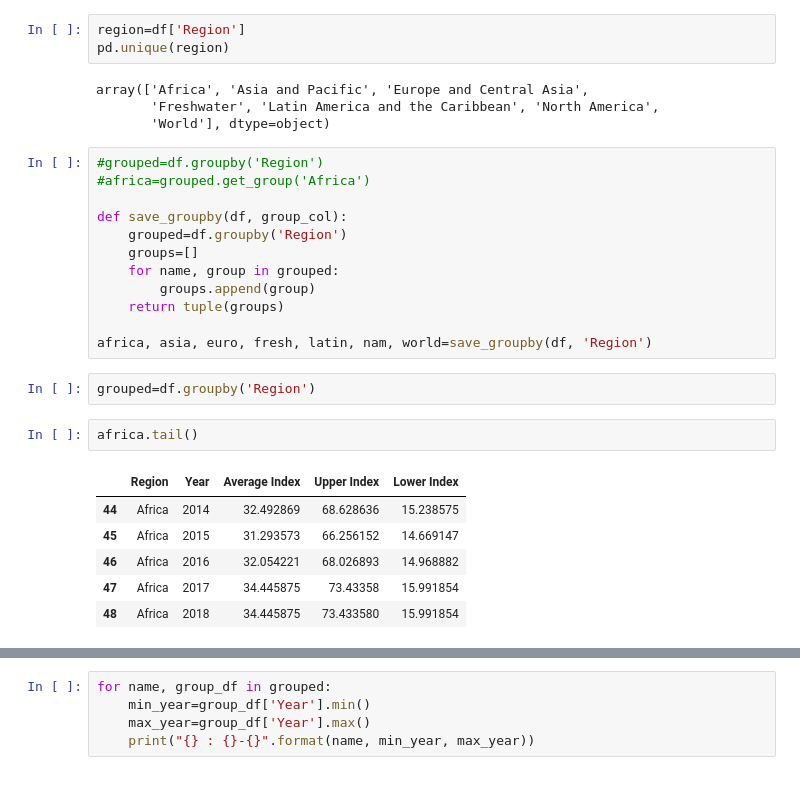
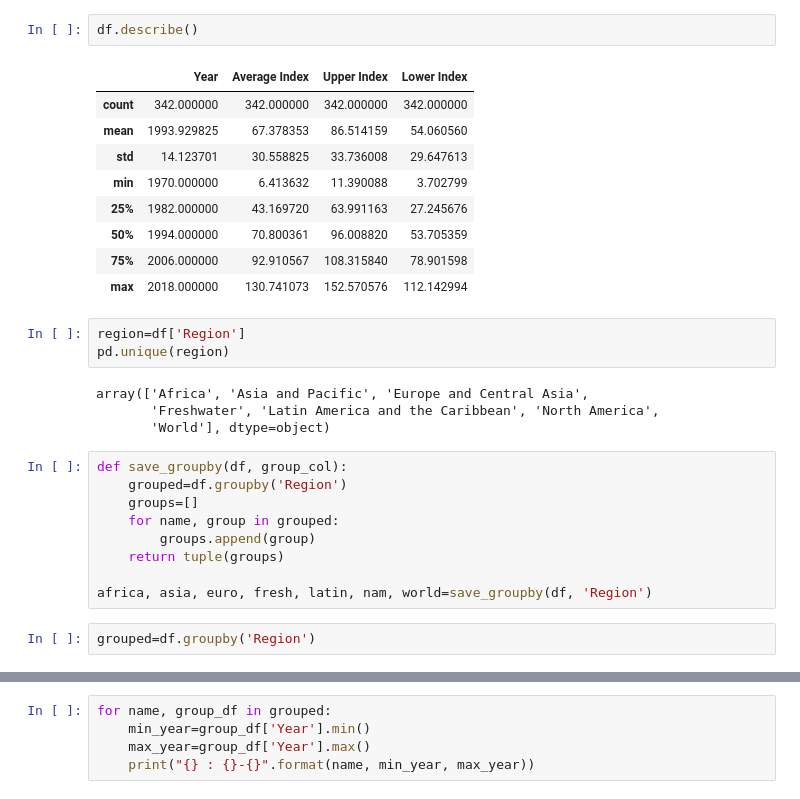
Before and after one commit to kabfare/biodiversity_decline, a Jupyter notebook: living_planet.ipynb, the cells around one changed output, grey strips where cells are left out. Cells and saved outputs as stored; diff of their text form.

Commit message:
removed unnecessary modules, added .describe

```diff
--- a/living_planet.ipynb
+++ b/living_planet.ipynb
@@ -19,6 +18,18 @@ df
 | 340 | World | 2017 | 30.885270 | 37.343040 | 25.465452 |
 | 341 | World | 2018 | 30.897567 | 37.437807 | 25.400315 |
 342 rows × 5 columns
+# %%
+df.describe()
+# %% [output]
+|  | Year | Average Index | Upper Index | Lower Index |
+| count | 342.000000 | 342.000000 | 342.000000 | 342.000000 |
+| mean | 1993.929825 | 67.378353 | 86.514159 | 54.060560 |
+| std | 14.123701 | 30.558825 | 33.736008 | 29.647613 |
+| min | 1970.000000 | 6.413632 | 11.390088 | 3.702799 |
+| 25% | 1982.000000 | 43.169720 | 63.991163 | 27.245676 |
+| 50% | 1994.000000 | 70.800361 | 96.008820 | 53.705359 |
+| 75% | 2006.000000 | 92.910567 | 108.315840 | 78.901598 |
+| max | 2018.000000 | 130.741073 | 152.570576 | 112.142994 |
 # %%
 region=df['Region']
 pd.unique(region)
@@ -27,9 +38,6 @@ array(['Africa', 'Asia and Pacific', 'Europe and Central Asia',
        'Freshwater', 'Latin America and the Caribbean', 'North America',
        'World'], dtype=object)
 # %%
-#grouped=df.groupby('Region')
-#africa=grouped.get_group('Africa')
-
 def save_groupby(df, group_col):
     grouped=df.groupby('Region')
     groups=[]
@@ -40,12 +48,3 @@ def save_groupby(df, group_col):
 africa, asia, euro, fresh, latin, nam, world=save_groupby(df, 'Region')
 # %%
 grouped=df.groupby('Region')
-# %%
-africa.tail()
-# %% [output]
-|  | Region | Year | Average Index | Upper Index | Lower Index |
-| 44 | Africa | 2014 | 32.492869 | 68.628636 | 15.238575 |
-| 45 | Africa | 2015 | 31.293573 | 66.256152 | 14.669147 |
-| 46 | Africa | 2016 | 32.054221 | 68.026893 | 14.968882 |
-| 47 | Africa | 2017 | 34.445875 | 73.43358 | 15.991854 |
-| 48 | Africa | 2018 | 34.445875 | 73.433580 | 15.991854 |
```
Also changed, not shown: parts of 7 cells of this notebook.
